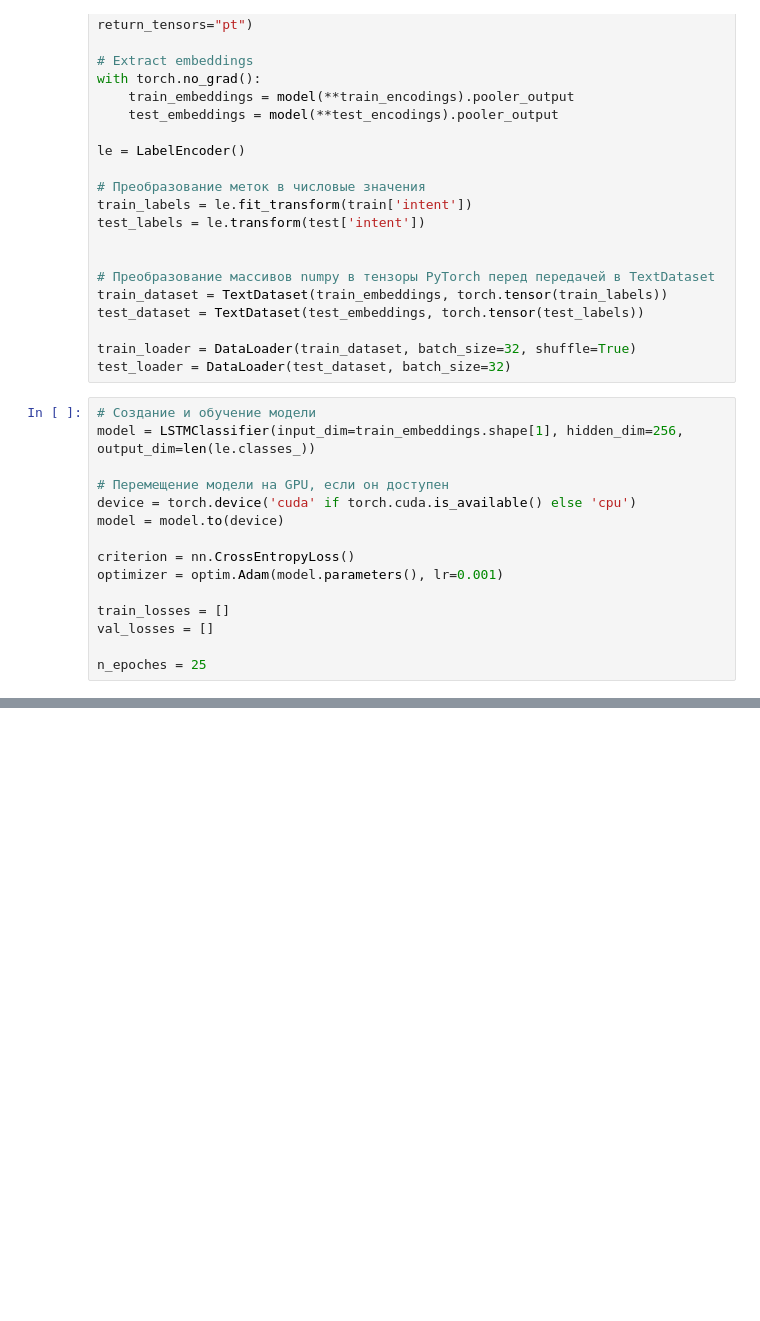
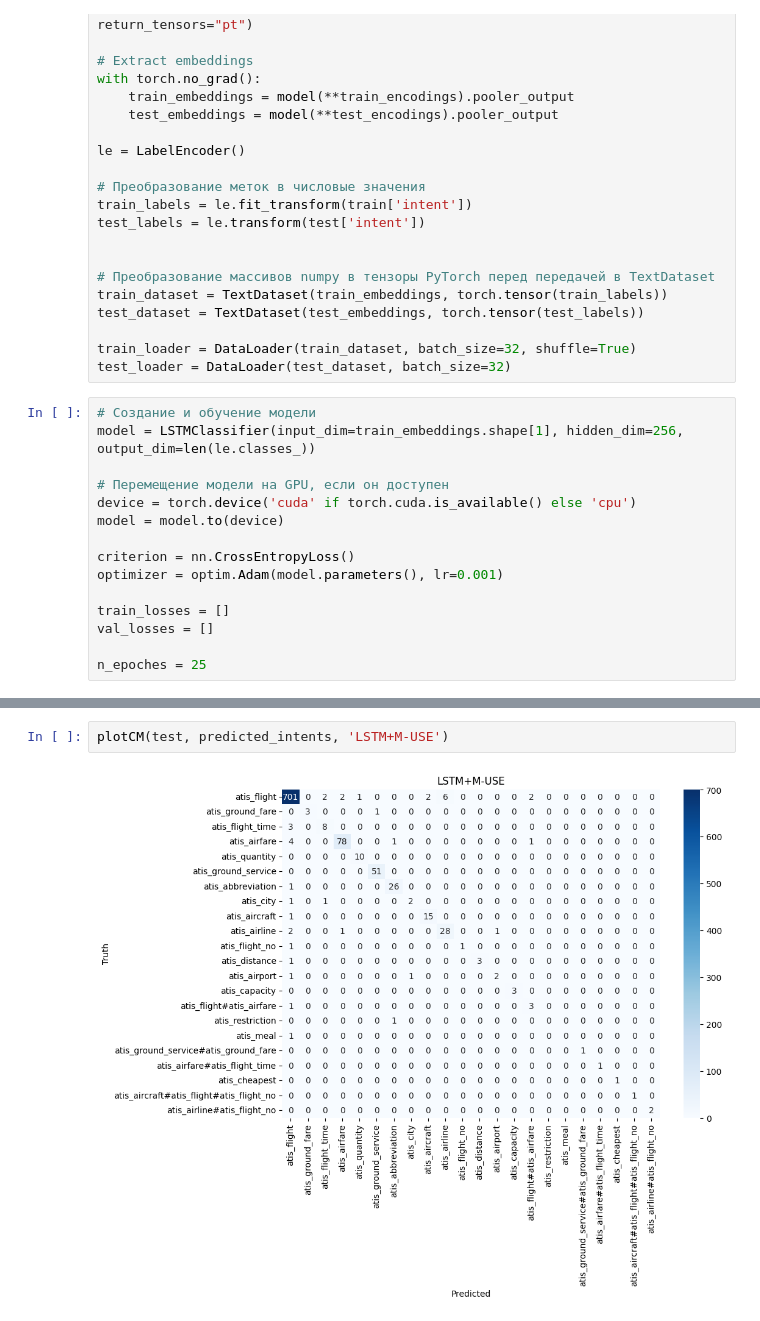
Before and after one commit to AirisFiorentini/Intent-recognition-methods-in-Russian-language-user-generated-content, a Jupyter notebook: atis-lstm.ipynb, the cells around one changed output, grey strips where cells are left out. Drawn from its saved outputs; the diff is of its cells as text; blank space fills up the shorter version.

```diff
--- a/atis-lstm.ipynb
+++ b/atis-lstm.ipynb
@@ -448,0 +464,4 @@ balanced_accuracy 0.7593145702101988
+# %%
+plotCM(test, predicted_intents, 'LSTM+M-USE')
+# %% [output]
+[figure, added]
```
Also changed, not shown: parts of 7 cells of this notebook.
